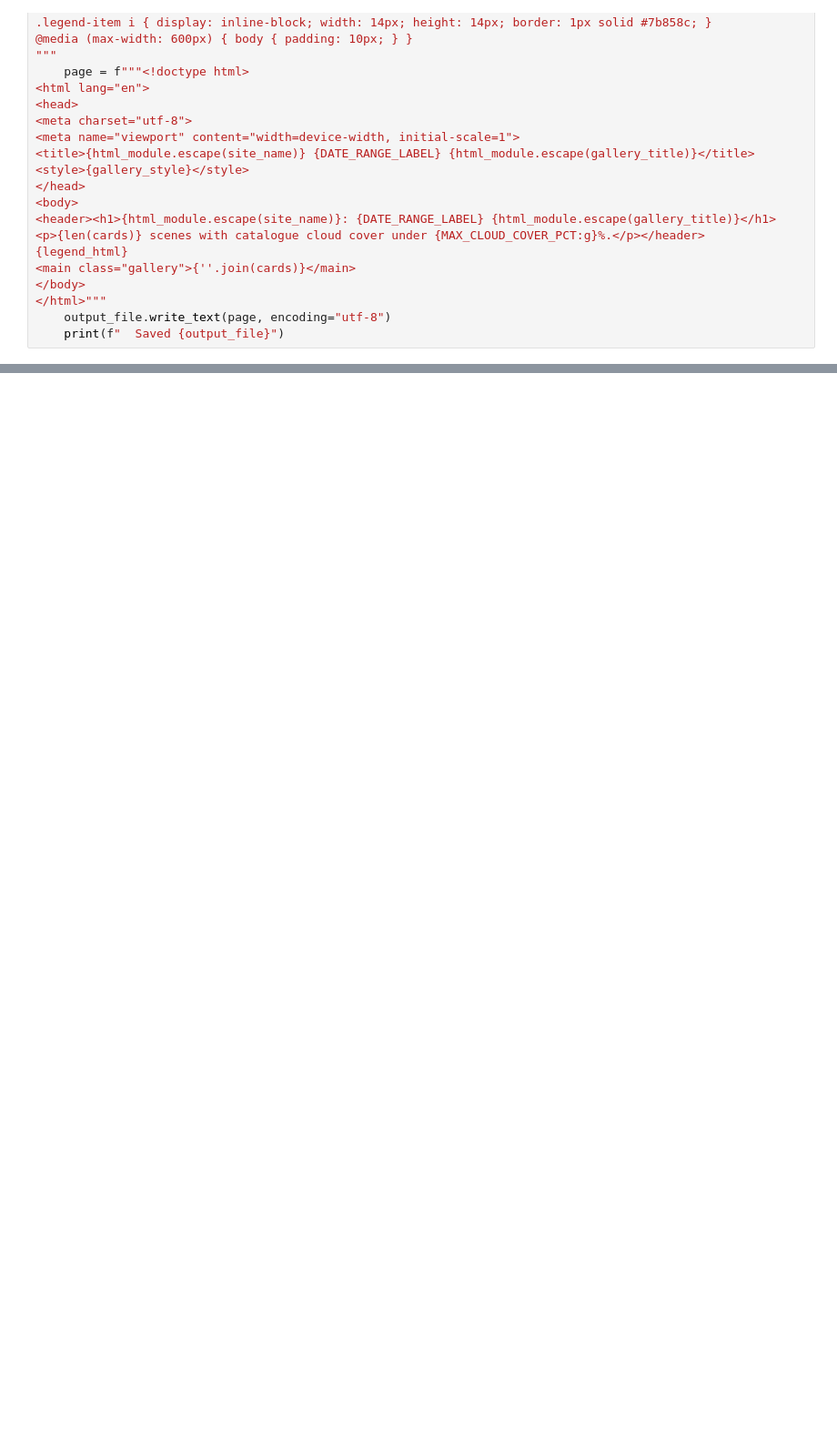
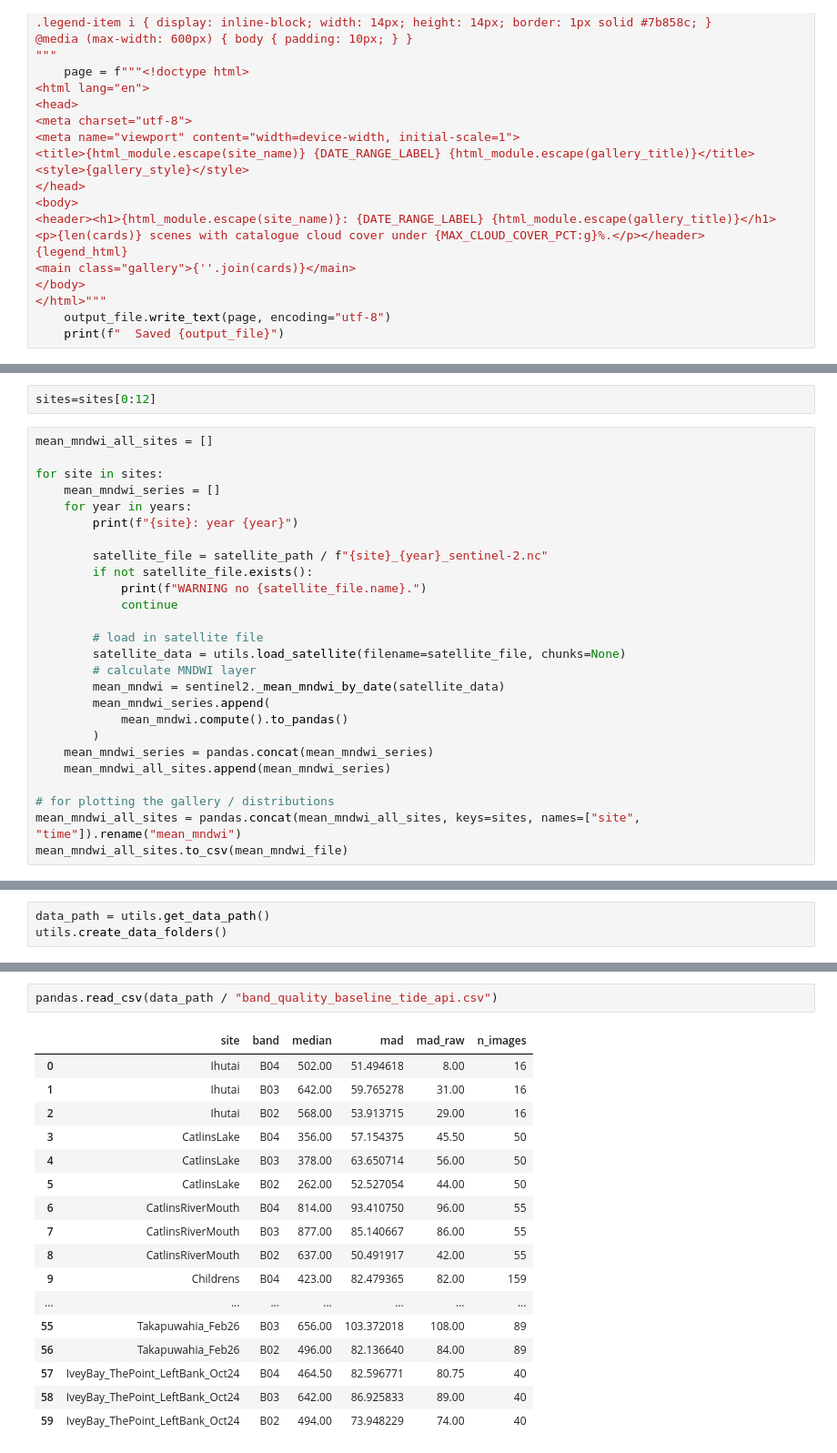
Before and after one commit to niwa/seagrass-detection, a Jupyter notebook: notebooks/plot_rgb_mndwi_sorted.ipynb, the cells around one changed output, grey strips where cells are left out. Shown at 91% size. Saved outputs shown, nothing was run; the diff lists cells and outputs as text; blank space fills up the shorter version.

Commit message:
Support in notebooks for mndwi tide selection or use of the tide api. still updating some notebooks.

```diff
--- a/notebooks/plot_rgb_mndwi_sorted.ipynb
+++ b/notebooks/plot_rgb_mndwi_sorted.ipynb
@@ -311,0 +295,28 @@ plt.show()
+# %%
+sites=sites[0:12]
+# %%
+mean_mndwi_all_sites = []
+
+for site in sites:
+    mean_mndwi_series = []
+    for year in years:
+        print(f"{site}: year {year}")
+
+        satellite_file = satellite_path / f"{site}_{year}_sentinel-2.nc"
+        if not satellite_file.exists():
+            print(f"WARNING no {satellite_file.name}.")
+            continue
+
+        # load in satellite file
+        satellite_data = utils.load_satellite(filename=satellite_file, chunks=None)
+        # calculate MNDWI layer
+        mean_mndwi = sentinel2._mean_mndwi_by_date(satellite_data)
+        mean_mndwi_series.append(
+            mean_mndwi.compute().to_pandas()
+        )
+    mean_mndwi_series = pandas.concat(mean_mndwi_series)
+    mean_mndwi_all_sites.append(mean_mndwi_series)
+
+# for plotting the gallery / distributions
+mean_mndwi_all_sites = pandas.concat(mean_mndwi_all_sites, keys=sites, names=["site", "time"]).rename("mean_mndwi")
+mean_mndwi_all_sites.to_csv(mean_mndwi_file)
@@ -311,0 +377,3 @@ plt.show()
+# %%
+data_path = utils.get_data_path()
+utils.create_data_folders()
@@ -311,0 +512,20 @@ plt.show()
+# %%
+pandas.read_csv(data_path / "band_quality_baseline_tide_api.csv")
+# %% [output]
+|  | site | band | median | mad | mad_raw | n_images |
+| 0 | Ihutai | B04 | 502.00 | 51.494618 | 8.00 | 16 |
+| 1 | Ihutai | B03 | 642.00 | 59.765278 | 31.00 | 16 |
+| 2 | Ihutai | B02 | 568.00 | 53.913715 | 29.00 | 16 |
+| 3 | CatlinsLake | B04 | 356.00 | 57.154375 | 45.50 | 50 |
+| 4 | CatlinsLake | B03 | 378.00 | 63.650714 | 56.00 | 50 |
+| 5 | CatlinsLake | B02 | 262.00 | 52.527054 | 44.00 | 50 |
+| 6 | CatlinsRiverMouth | B04 | 814.00 | 93.410750 | 96.00 | 55 |
+| 7 | CatlinsRiverMouth | B03 | 877.00 | 85.140667 | 86.00 | 55 |
+| 8 | CatlinsRiverMouth | B02 | 637.00 | 50.491917 | 42.00 | 55 |
+| 9 | Childrens | B04 | 423.00 | 82.479365 | 82.00 | 159 |
+| ... | ... | ... | ... | ... | ... | ... |
+| 55 | Takapuwahia_Feb26 | B03 | 656.00 | 103.372018 | 108.00 | 89 |
+| 56 | Takapuwahia_Feb26 | B02 | 496.00 | 82.136640 | 84.00 | 89 |
+| 57 | IveyBay_ThePoint_LeftBank_Oct24 | B04 | 464.50 | 82.596771 | 80.75 | 40 |
+| 58 | IveyBay_ThePoint_LeftBank_Oct24 | B03 | 642.00 | 86.925833 | 89.00 | 40 |
+| 59 | IveyBay_ThePoint_LeftBank_Oct24 | B02 | 494.00 | 73.948229 | 74.00 | 40 |
```
Also changed, not shown: parts of 22 cells of this notebook, 15 other files.
